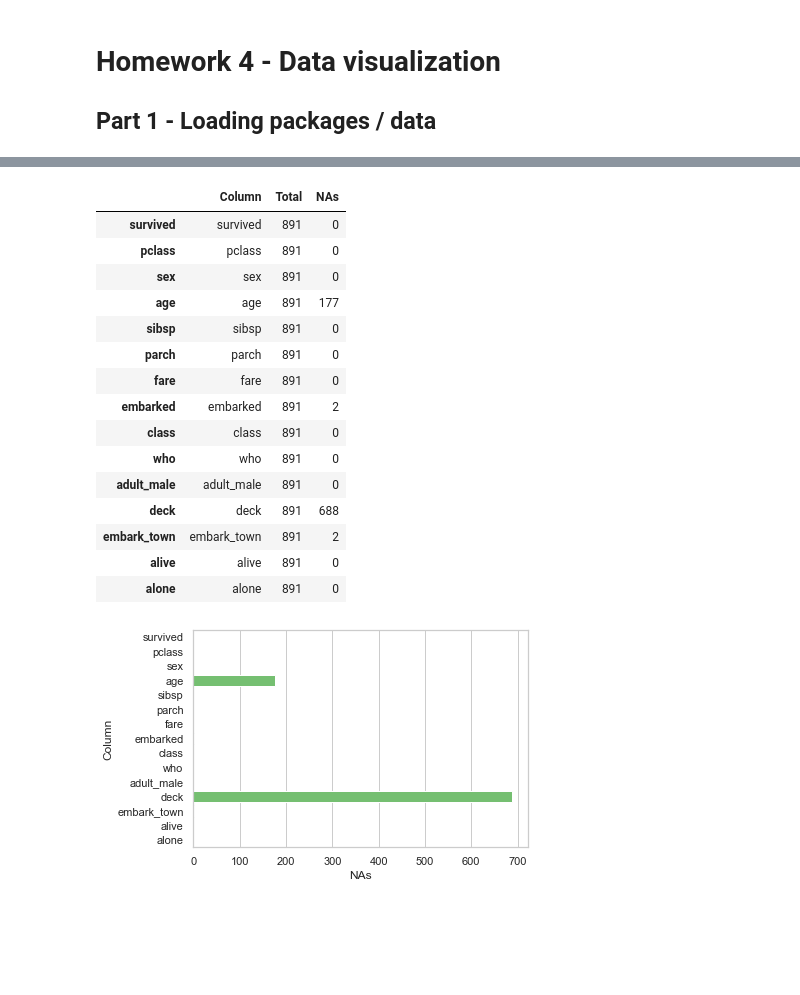
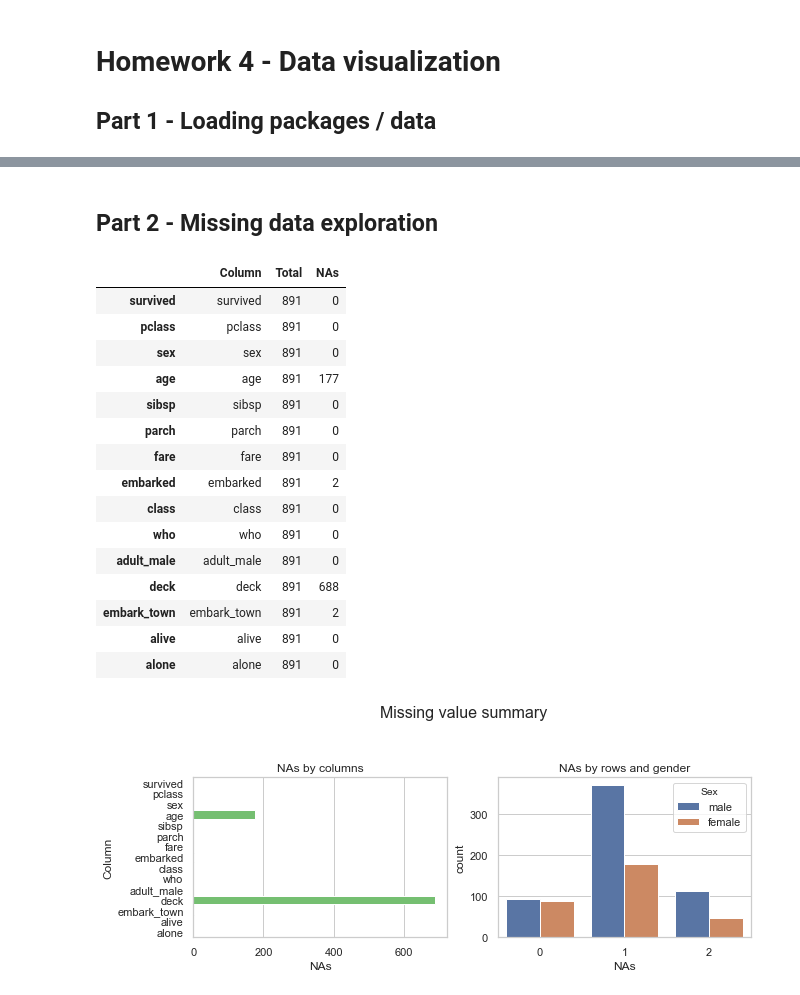
Before and after one commit to lkov0/INFO8000-hw, a Jupyter notebook: homework-4/homework4.ipynb, the cells around one changed output, grey strips where cells are left out. Cells and saved outputs as stored; diff of their text form; code cells hidden in the pictures; blank space fills up the shorter version.

```diff
--- a/homework-4/homework4.ipynb
+++ b/homework-4/homework4.ipynb
@@ -9,4 +24,13 @@ titanicDataset = sns.load_dataset("titanic")
+# %% [markdown]
+## Part 2 - Missing data exploration
 # %%
+fig1 = plt.figure(figsize=(10,10))
+ax1 = fig1.add_subplot(321)
+ax2 = fig1.add_subplot(322)
+fig1.suptitle("Missing value summary", fontsize = 16)
+ax1.set_title("NAs by columns")
+ax2.set_title("NAs by rows and gender")
+
 # make dataframe indicating T/F for NaNs at each position
 titanicMissing = titanicDataset.isnull()
 
@@ -15,33 +39,41 @@ missingToPlot = pd.DataFrame(columns = ['Column', 'Total', 'NAs'])
 for column in titanicMissing:
     tempRow = pd.DataFrame({'Column':[column],
                             'Total':[titanicMissing[column].count()],
                             'NAs':[len(titanicMissing[titanicMissing[column] == True])]},
                             index=[column])
     missingToPlot = missingToPlot.append(tempRow)
 
 # table representation of missing values per column
 display(missingToPlot)
 
-# make barplot for amount of NA values per column
+# make horizontal barplot for amount of NA values per column
 # initialize figure
 sns.set(style="whitegrid")
 sns.set_color_codes("muted")
-p_columnMissing = sns.barplot(x='NAs', y='Column', data=missingToPlot, label='NAs', color='g')
+p_columnMissing = sns.barplot(x='NAs', y='Column', data=missingToPlot, label='NAs', color='g', ax=ax1)
+# make barplot for amount of missing data per passenger - displayed by gender
+
+# first make dataframe
+missingPerRow = titanicDataset.isnull().sum(axis=1).tolist()
+missingToPlot_row = pd.DataFrame({'NAs':missingPerRow, 'Sex':titanicDataset['sex']})
+
+# then make vertical barplot
+p_rowMissing = sns.countplot(x='NAs', hue='Sex', data=missingToPlot_row, ax=ax2)
 # %% [output]
 |  | Column | Total | NAs |
 | survived | survived | 891 | 0 |
 | pclass | pclass | 891 | 0 |
 | sex | sex | 891 | 0 |
 | age | age | 891 | 177 |
 | sibsp | sibsp | 891 | 0 |
 | parch | parch | 891 | 0 |
 | fare | fare | 891 | 0 |
 | embarked | embarked | 891 | 2 |
 | class | class | 891 | 0 |
 | who | who | 891 | 0 |
 | adult_male | adult_male | 891 | 0 |
 | deck | deck | 891 | 688 |
 | embark_town | embark_town | 891 | 2 |
 | alive | alive | 891 | 0 |
 | alone | alone | 891 | 0 |
-[figure, old version]
+[figure, new version]
```
Also changed, not shown: parts of 3 cells of this notebook.
